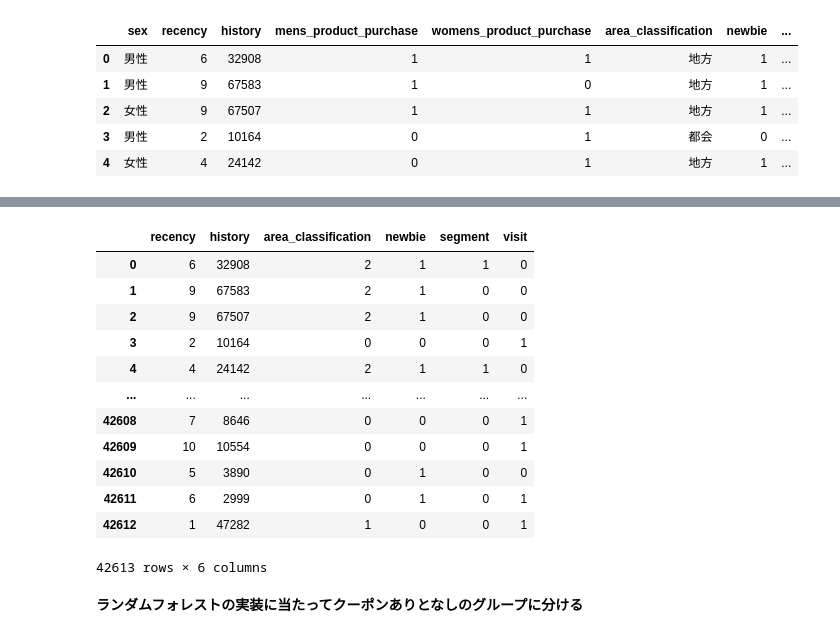
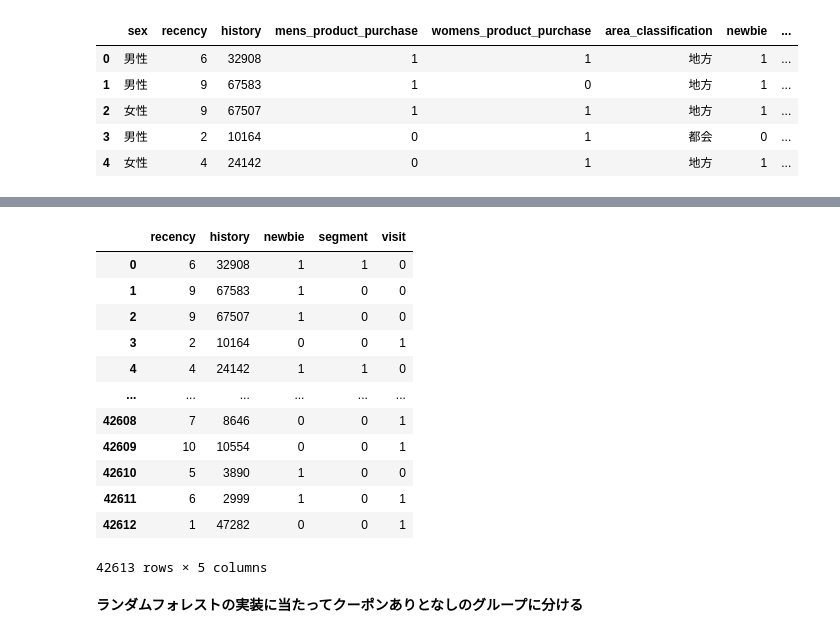
Before and after one commit to Lisankk/Dirisl_Phase2_PJT, a Jupyter notebook: クーポンありモデル_(CVあり)_のつづき.ipynb, the cells around one changed output, grey strips where cells are left out. Drawn from its saved outputs; the diff is of its cells as text; code cells hidden in the pictures.

```diff
--- a/クーポンありモデル_(CVあり)_のつづき.ipynb
+++ b/クーポンありモデル_(CVあり)_のつづき.ipynb
@@ -35,6 +35,11 @@ df.head()
 | 4 | 女性 | 4 | 24142 | 0 | 1 | 地方 | 1 | ... |
 # %%
 df["sex"] = df["sex"].map({"男性": 0, "女性": 1})
-df["area_classification"] = df["area_classification"].map({"都会": 0, "郊外": 1, "地方": 2})
+# df["area_classification"] = df["area_classification"].map({"都会": 0, "郊外": 1, "地方": 2})
 df["segment"] = df["segment"].map({"送付あり": 0, "送付なし": 1})
-df["channel"] = df["channel"].map({"ウェブ": 0, "スマートフォン": 1, "複数": 2})
+# df["channel"] = df["channel"].map({"ウェブ": 0, "スマートフォン": 1, "複数": 2})
+# %%
+df_onehot = pd.get_dummies(df[["area_classification", "channel"]], dtype=int)
+df = pd.concat([df, df_onehot], axis=1)
+df = df.drop(["area_classification", "channel"], axis=1)
+df.head()
@@ -41,20 +63,20 @@ df["channel"] = df["channel"].map({"ウェブ": 0, "スマートフォン": 1, "
 # %%
-df_RF = df[["recency", "history", "area_classification", "newbie", "segment", "visit"]]
+df_RF = df[["recency", "history", "newbie", "segment", "visit"]]
 df_RF
 # %% [output]
-|  | recency | history | area_classification | newbie | segment | visit |
-| 0 | 6 | 32908 | 2 | 1 | 1 | 0 |
-| 1 | 9 | 67583 | 2 | 1 | 0 | 0 |
-| 2 | 9 | 67507 | 2 | 1 | 0 | 0 |
-| 3 | 2 | 10164 | 0 | 0 | 0 | 1 |
-| 4 | 4 | 24142 | 2 | 1 | 1 | 0 |
-| ... | ... | ... | ... | ... | ... | ... |
-| 42608 | 7 | 8646 | 0 | 0 | 0 | 1 |
-| 42609 | 10 | 10554 | 0 | 0 | 0 | 1 |
-| 42610 | 5 | 3890 | 0 | 1 | 0 | 0 |
-| 42611 | 6 | 2999 | 0 | 1 | 0 | 1 |
-| 42612 | 1 | 47282 | 1 | 0 | 0 | 1 |
+|  | recency | history | newbie | segment | visit |
+| 0 | 6 | 32908 | 1 | 1 | 0 |
+| 1 | 9 | 67583 | 1 | 0 | 0 |
+| 2 | 9 | 67507 | 1 | 0 | 0 |
+| 3 | 2 | 10164 | 0 | 0 | 1 |
+| 4 | 4 | 24142 | 1 | 1 | 0 |
+| ... | ... | ... | ... | ... | ... |
+| 42608 | 7 | 8646 | 0 | 0 | 1 |
+| 42609 | 10 | 10554 | 0 | 0 | 1 |
+| 42610 | 5 | 3890 | 1 | 0 | 0 |
+| 42611 | 6 | 2999 | 1 | 0 | 1 |
+| 42612 | 1 | 47282 | 0 | 0 | 1 |
-42613 rows × 6 columns
+42613 rows × 5 columns
 # %% [markdown]
 **ランダムフォレストの実装に当たってクーポンありとなしのグループに分ける**
 # %%
```
Also changed, not shown: parts of 17 cells of this notebook.
